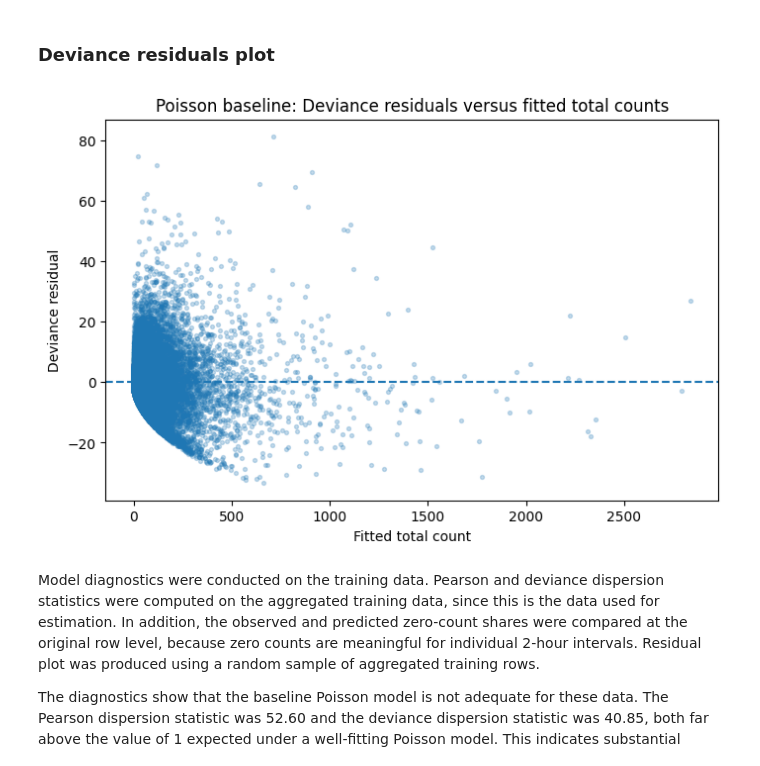
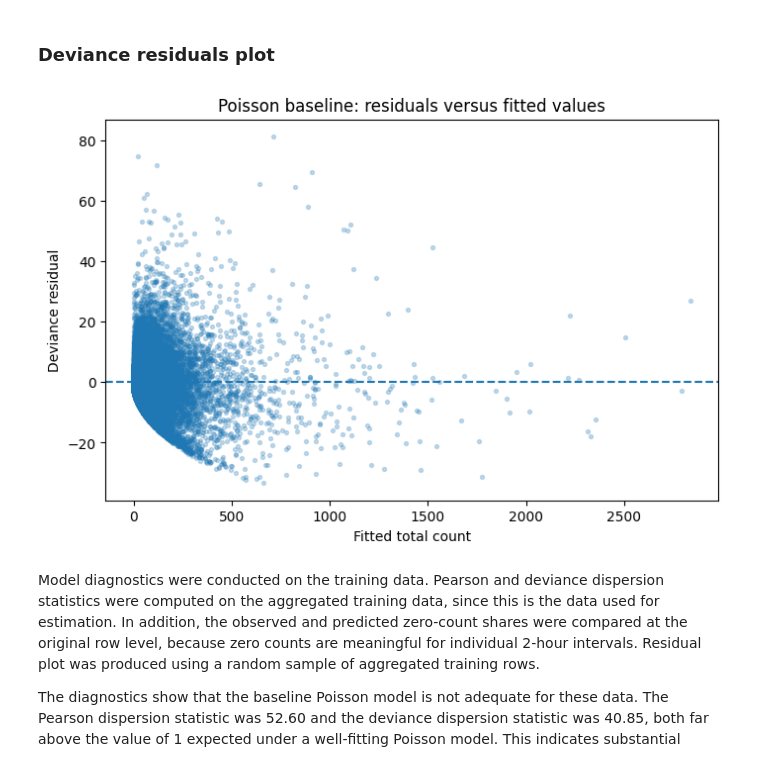
Before and after one commit to annasolodka/mda-cycling-traffic-analysis, a Jupyter notebook: notebooks/04_model_expected_counts.ipynb, the cells around one changed output. Cells and saved outputs as stored; diff of their text form; code cells hidden in the pictures.

Commit message:
Modelling 02.

```diff
--- a/notebooks/04_model_expected_counts.ipynb
+++ b/notebooks/04_model_expected_counts.ipynb
@@ -149,0 +117,2 @@ split_summary
+# %%
+train_data, validation_data, prediction_data = time_split(counts_model_final)
@@ -413,15 +400,3 @@ predicted = poisson_baseline.predict(
-# %%
-train_aggregated = train_aggregated.copy()
-
-train_aggregated["predicted_total_count"] = poisson_baseline.predict(
-    train_aggregated,
-    offset=train_aggregated["log_number_of_periods"]
-)
-
-train_aggregated["predicted_mean_count_per_period"] = (
-    train_aggregated["predicted_total_count"]
-    / train_aggregated["number_of_periods"]
-)
 # %% [markdown]
 ### Overdispersion diagnostics
 # %%
@@ -484,18 +461,29 @@ diagnostic_sample = train_aggregated.sample(
 # %%
+poisson_train["deviance_residual"] = poisson_baseline.resid_deviance
+
+plot_sample = poisson_train.sample(
+    n=min(50000, poisson_train.shape[0]),
+    random_state=123
+)
+
 plt.figure(figsize=(8, 5))
+
 plt.scatter(
-    diagnostic_sample["predicted_total_count"],
-    diagnostic_sample["deviance_residual"],
+    plot_sample["fitted_total_count"],
+    plot_sample["deviance_residual"],
     alpha=0.25,
     s=8
 )
+
 plt.axhline(0, linestyle="--")
+
 plt.xlabel("Fitted total count")
 plt.ylabel("Deviance residual")
-plt.title("Poisson baseline: Deviance residuals versus fitted total counts")
+plt.title("Poisson baseline: residuals versus fitted values")
+
 plt.show()
 # %% [output]
-[figure, old version]
+[figure, new version]
 # %% [markdown]
 
 Model diagnostics were conducted on the training data. Pearson and deviance dispersion statistics were computed on the aggregated training data, since this is the data used for estimation. In addition, the observed and predicted zero-count shares were compared at the original row level, because zero counts are meaningful for individual 2-hour intervals. Residual plot was produced using a random sample of aggregated training rows.
```
Also changed, not shown: parts of 70 cells of this notebook.
